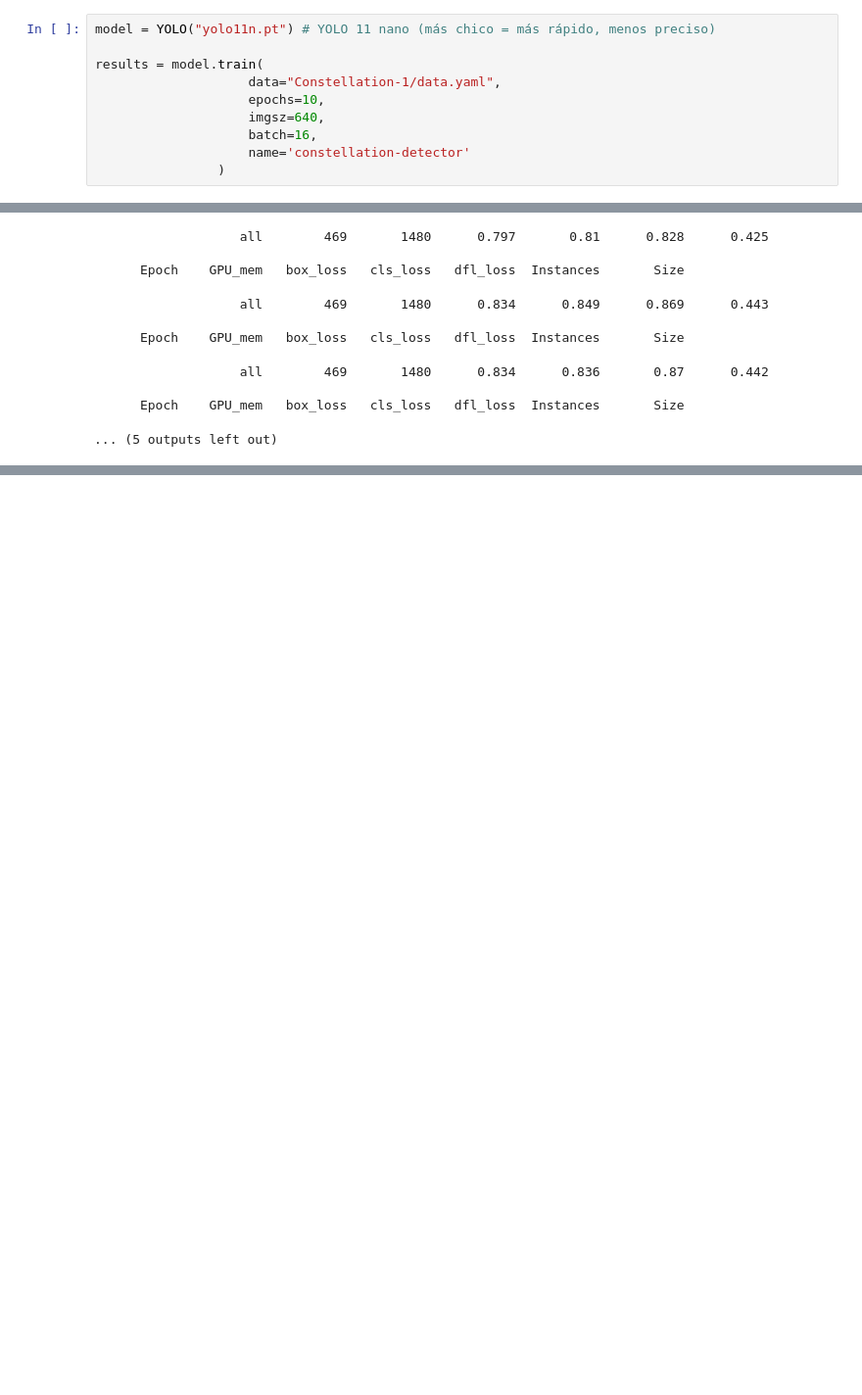
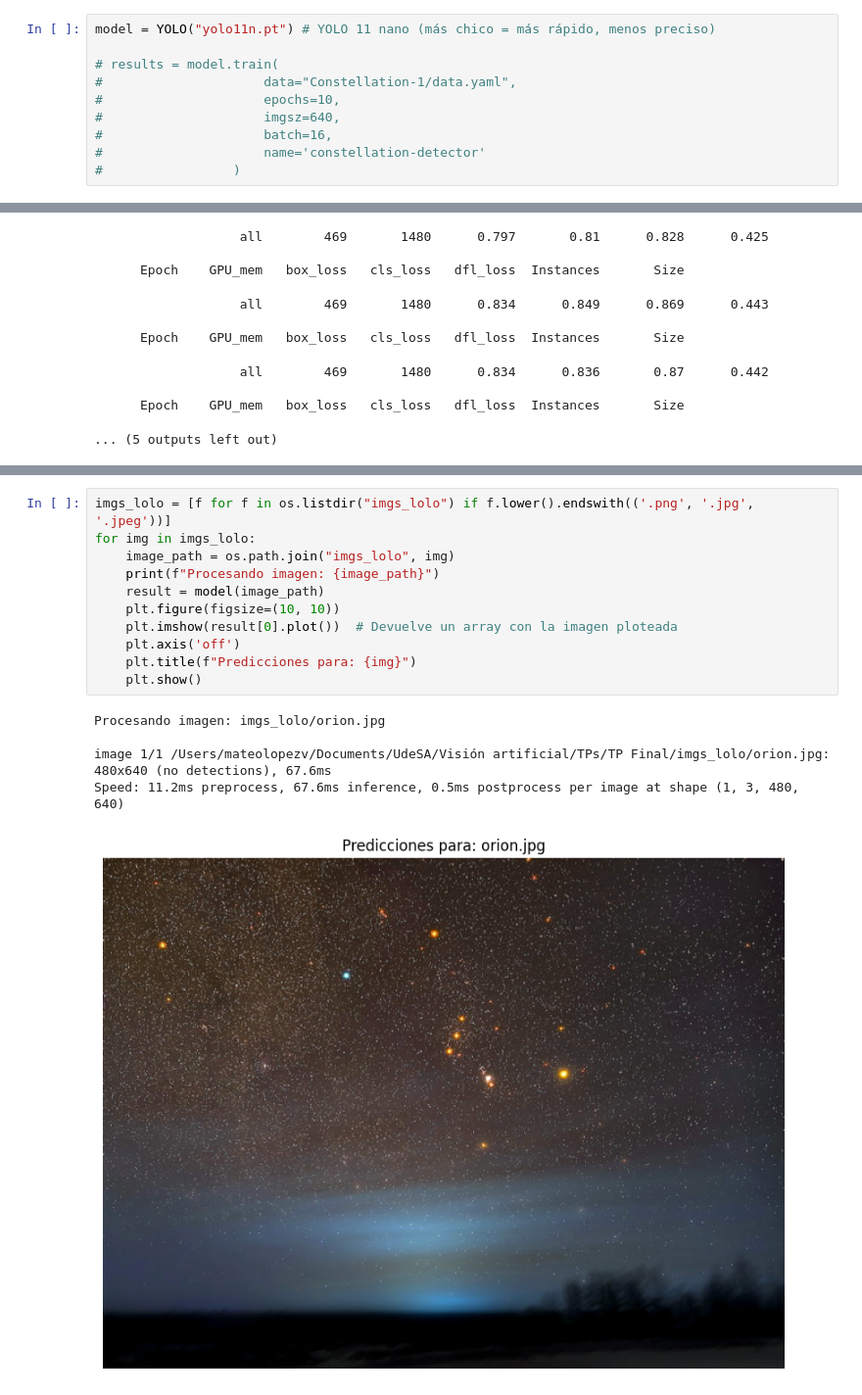
Before and after one commit to ArcaloJade/TPF-VisionArtificial, a Jupyter notebook: main.ipynb, the cells around one changed output, grey strips where cells are left out. Shown at 98% size. Cells and saved outputs as stored; diff of their text form; blank space fills up the shorter version.

```diff
--- a/main.ipynb
+++ b/main.ipynb
@@ -81,13 +95,13 @@ Constellation-1/train/images/2022-07-31-00-00-00-n_png_jpg.rf.03374798505f539f8f
 # %%
 model = YOLO("yolo11n.pt") # YOLO 11 nano (más chico = más rápido, menos preciso)
 
-results = model.train(
-                    data="Constellation-1/data.yaml",
-                    epochs=10,
-                    imgsz=640,
-                    batch=16,
-                    name='constellation-detector'
-                )
+# results = model.train(
+#                     data="Constellation-1/data.yaml",
+#                     epochs=10,
+#                     imgsz=640,
+#                     batch=16,
+#                     name='constellation-detector'
+#                 )
 # %% [output]
 New https://pypi.org/project/ultralytics/8.3.149 available 😃 Update with 'pip install -U ultralytics'
 Ultralytics 8.3.148 🚀 Python-3.13.2 torch-2.7.0 CPU (Apple M2 Pro)
@@ -160,0 +175,17 @@ Speed: 2.3ms preprocess, 54.8ms inference, 0.6ms postprocess per image at shape
+# %%
+imgs_lolo = [f for f in os.listdir("imgs_lolo") if f.lower().endswith(('.png', '.jpg', '.jpeg'))]
+for img in imgs_lolo:
+    image_path = os.path.join("imgs_lolo", img)
+    print(f"Procesando imagen: {image_path}")
+    result = model(image_path)
+    plt.figure(figsize=(10, 10))
+    plt.imshow(result[0].plot())  # Devuelve un array con la imagen ploteada
+    plt.axis('off')
+    plt.title(f"Predicciones para: {img}")
+    plt.show()
+# %% [output]
+Procesando imagen: imgs_lolo/orion.jpg
+
+image 1/1 /Users/mateolopezv/Documents/UdeSA/Visión artificial/TPs/TP Final/imgs_lolo/orion.jpg: 480x640 (no detections), 67.6ms
+Speed: 11.2ms preprocess, 67.6ms inference, 0.5ms postprocess per image at shape (1, 3, 480, 640)
+[figure, added]
```
Also changed, not shown: parts of 4 cells of this notebook, 2 other files.
